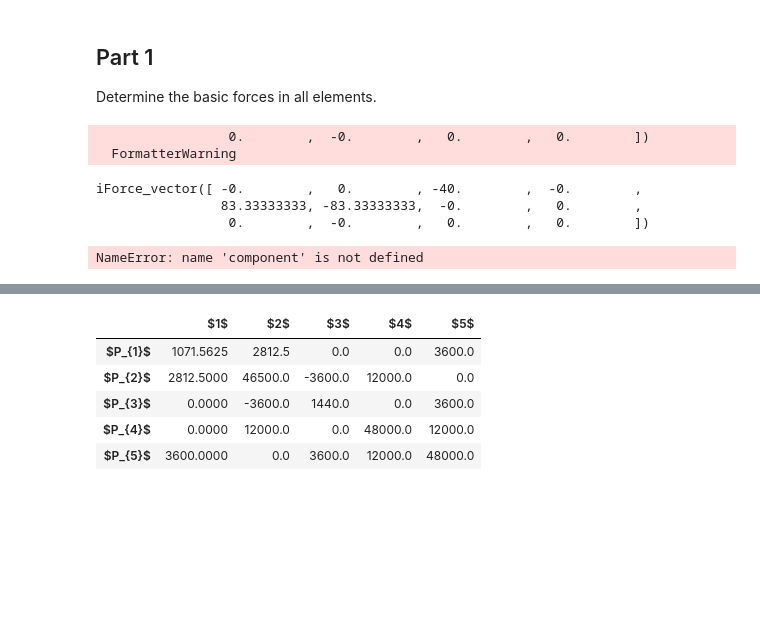
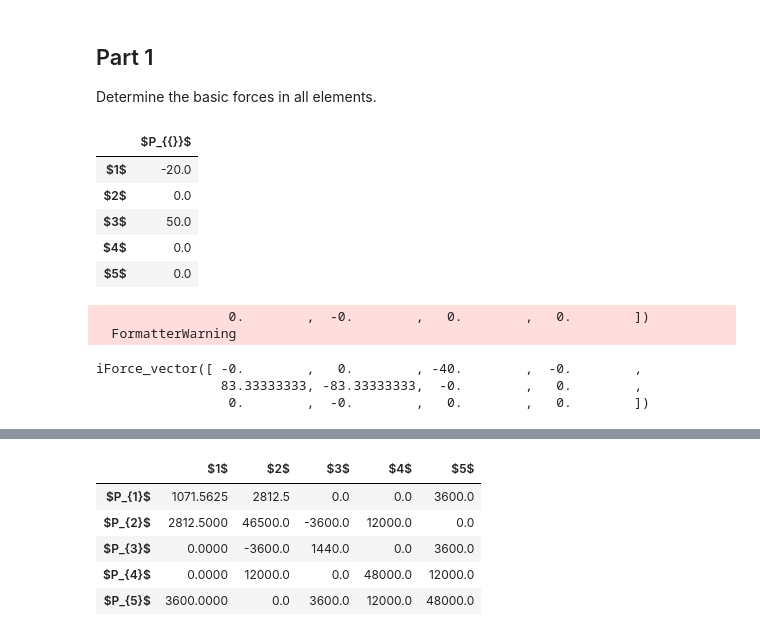
Before and after one commit to claudioperez/anabel, a Jupyter notebook: _examples/structuralAnalysis/220_Ex10_3r.ipynb, the cells around one changed output, grey strips where cells are left out. Saved outputs shown, nothing was run; the diff lists cells and outputs as text; code cells hidden in the pictures; blank space fills up the shorter version.

```diff
--- a/_examples/structuralAnalysis/220_Ex10_3r.ipynb
+++ b/_examples/structuralAnalysis/220_Ex10_3r.ipynb
@@ -46,9 +47,16 @@ em.plot_structure(dm, ax)
 
 Determine the basic forces in all elements.
 # %%
-# B = em.B_matrix(dm)
-# Pw = em.Pw_vector(dm)
-# Pw.f
+B = em.B_matrix(dm)
+Pw = em.Pw_vector(dm)
+Pw.f
+# %% [output]
+|  | $P_{{}}$ |
+| $1$ | -20.0 |
+| $2$ | 0.0 |
+| $3$ | 50.0 |
+| $4$ | 0.0 |
+| $5$ | 0.0 |
 # %%
 Q0 = em.Q0_vector(dm)
 Q0
@@ -59,9 +67,7 @@ iForce_vector([ -0.        ,   0.        , -40.        ,  -0.        ,
                 83.33333333, -83.33333333,  -0.        ,   0.        ,
                  0.        ,  -0.        ,   0.        ,   0.        ])
 # %%
-assert abs(Q0.get('a_3') - -40.000000000) < 10e-8
-assert abs(Q0.get('b_2') -  83.333333333) < 10e-8
-assert abs(Q0.get('b_3') - -83.333333333) < 10e-8
+# assert abs(Q0.get('a_3') - -40.000000000) < 10e-8
+# assert abs(Q0.get('b_2') -  83.333333333) < 10e-8
+# assert abs(Q0.get('b_3') - -83.333333333) < 10e-8
-# %% [output]
-NameError: name 'component' is not defined
 # %%
```
Also changed, not shown: parts of 10 cells of this notebook, 3 other files.
